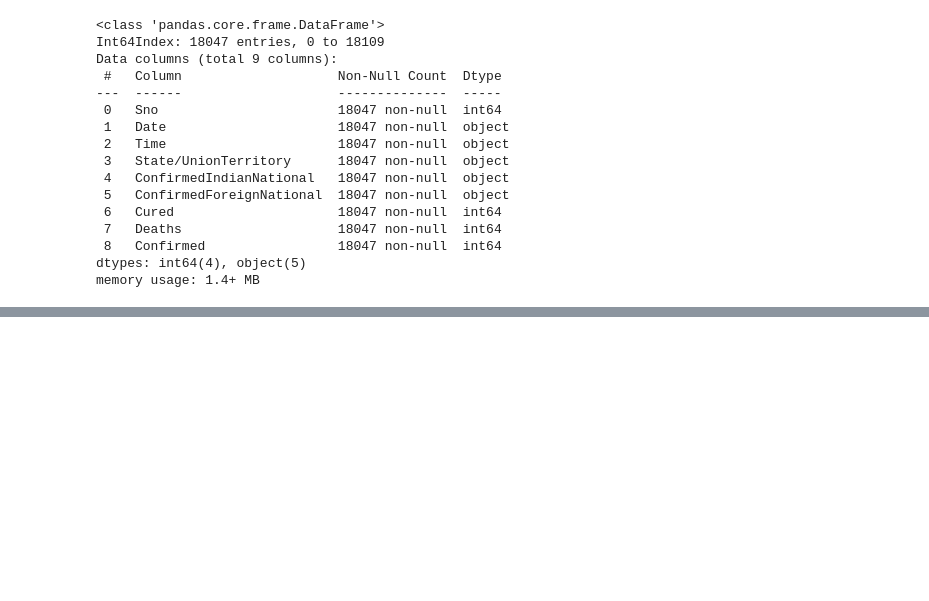
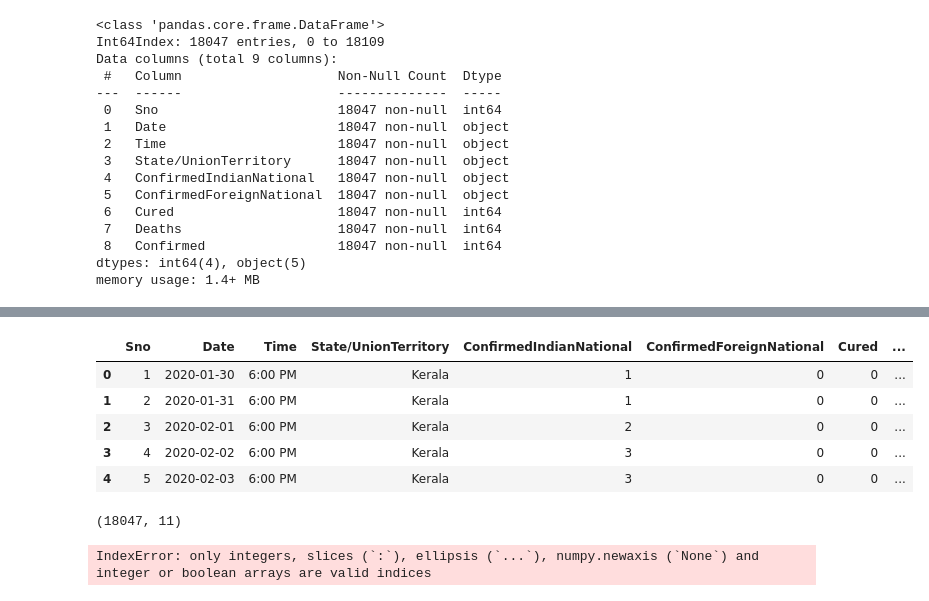
Before and after one commit to harshvardhanguleria/Covid_India_Prediction, a Jupyter notebook: Code/Covid_India_Prediction.ipynb, the cells around one changed output, grey strips where cells are left out. Drawn from its saved outputs; the diff is of its cells as text; code cells hidden in the pictures; blank space fills up the shorter version.

```diff
--- a/Code/Covid_India_Prediction.ipynb
+++ b/Code/Covid_India_Prediction.ipynb
@@ -161,0 +170,7 @@ memory usage: 1.4+ MB
+# %%
+# splitting the dates and putting them into new lists
+months = list()
+days = list()
+for i in dates:
+    months.append(int(i.split('-')[1]))
+    days.append(int(i.split('-')[2]))
@@ -161,0 +204,50 @@ memory usage: 1.4+ MB
+# %%
+# Adding columns days, months to the dataframe
+df['days'] = days
+df['months'] = months
+# %%
+df.head()
+# %% [output]
+|  | Sno | Date | Time | State/UnionTerritory | ConfirmedIndianNational | ConfirmedForeignNational | Cured | ... |
+| 0 | 1 | 2020-01-30 | 6:00 PM | Kerala | 1 | 0 | 0 | ... |
+| 1 | 2 | 2020-01-31 | 6:00 PM | Kerala | 1 | 0 | 0 | ... |
+| 2 | 3 | 2020-02-01 | 6:00 PM | Kerala | 2 | 0 | 0 | ... |
+| 3 | 4 | 2020-02-02 | 6:00 PM | Kerala | 3 | 0 | 0 | ... |
+| 4 | 5 | 2020-02-03 | 6:00 PM | Kerala | 3 | 0 | 0 | ... |
+# %%
+df.shape
+# %% [output]
+(18047, 11)
+# %%
+# creating condition column by checking the
+# confirmed cases based on past 2 weeks
+number_of_cases = 0
+count = 0
+confirmedCases = df.Confirmed.values
+states = df['State/UnionTerritory'].values
+confirmed = 0
+condition = list()
+j = 0
+stateCondition = [0] * 36
+lastWeekCases = -1
+
+for i in range(18047):
+    if count == 14:
+        count = 0
+    # checking states/union territories so that
+    # the values are unique
+    # if states[j] == df['State/UnionTerritory'].values and stateCondition[j] == 0:
+    for i in states:
+        number_of_cases += confirmedCases[i]
+        if number_of_cases < lastWeekCases and number_of_cases < 100:
+            condition.append('Safe')
+        elif number_of_cases == lastWeekCases and number_of_cases > 100 and number_of_cases < 10000:
+            condition.append('Moderate')
+        elif number_of_cases == (lastWeekCases + 10) or number_of_cases == (lastWeekCases - 10):
+            condition.append('Moderate')
+        elif number_of_cases > lastWeekCases and number_of_cases > 10000:
+            condition.append('Critical')
+    count += 1
+    print(condition)
+# %% [output]
+IndexError: only integers, slices (`:`), ellipsis (`...`), numpy.newaxis (`None`) and integer or boolean arrays are valid indices
```
Also changed, not shown: parts of 8 cells of this notebook.
